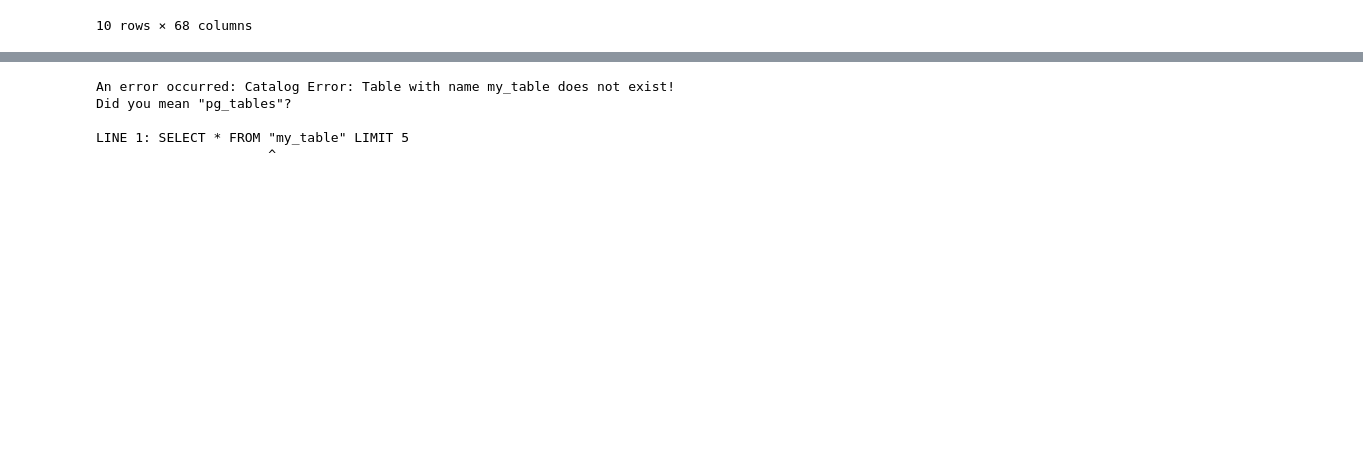
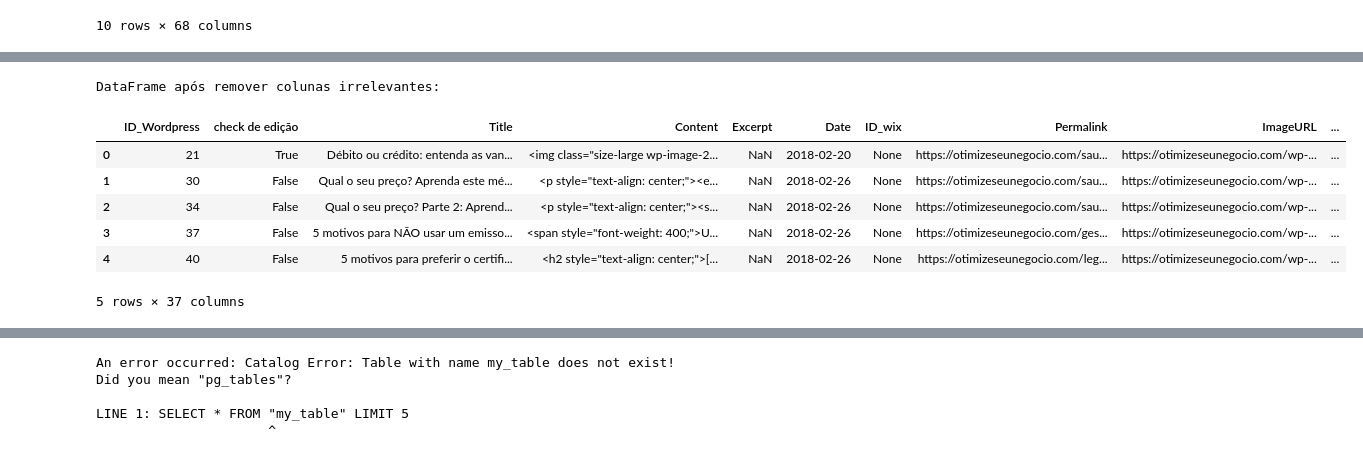
Before and after one commit to cayoc9/wordpress_to_wix-migrator, a Jupyter notebook: main.ipynb, the cells around one changed output, grey strips where cells are left out. Drawn from its saved outputs; the diff is of its cells as text; code cells hidden in the pictures; blank space fills up the shorter version.

```diff
--- a/main.ipynb
+++ b/main.ipynb
@@ -88,0 +115,14 @@ df_wix.head(10)
+# %%
+df2 = df1
+# %%
+# Identify columns with only empty values or a single unique value
+cols_to_drop_identified = []
+for col in df2.columns:
+    # Drop NaN values before checking for unique values
+    unique_values = df2[col].dropna().unique()
+    if len(unique_values) <= 1:
+        cols_to_drop_identified.append(col)
+
+print("Colunas com apenas campos vazios ou um único valor:")
+for col in cols_to_drop_identified:
+    print(f"- {col}")
@@ -88,0 +147,19 @@ df_wix.head(10)
+# %%
+colunas_para_remover = ['Format', 'Template', 'Parent', 'ParentSlug', 'CommentStatus', 'PingStatus', 'PostType', 'AttachmentURL', '_rdscriptcontenttop', '_rdscriptcontentbottom', '_rdscriptcontentinhead',
+                        '_rdscriptcontentinfooter', '_wp_page_template', 'site_sidebar_layout', 'site_content_layout', 'theme_transparent_header_meta', '_elementor_edit_mode', '_elementor_template_type', '_elementor_pro_version', '_wpas_done_all', '_pingme', '_encloseme', 'ast_site_content_layout', 'site_content_style', 'site_sidebar_style', '_elementor_controls_usage', 'amp_status', '_et_pb_use_builder', '_et_pb_old_content', '_jetpack_memberships_contains_paid_content', 'Order']
+
+# Filter out columns that do not exist in the DataFrame
+cols_to_drop_existing = [col for col in colunas_para_remover if col in df2.columns]
+
+df2 = df2.drop(columns=cols_to_drop_existing)
+print("DataFrame após remover colunas irrelevantes:")
+display(df2.head())
+# %% [output]
+DataFrame após remover colunas irrelevantes:
+|  | ID_Wordpress | check de edição | Title | Content | Excerpt | Date | ID_wix | Permalink | ImageURL | ... |
+| 0 | 21 | True | Débito ou crédito: entenda as van... | <img class="size-large wp-image-2... | NaN | 2018-02-20 | None | https://otimizeseunegocio.com/sau... | https://otimizeseunegocio.com/wp-... | ... |
+| 1 | 30 | False | Qual o seu preço? Aprenda este mé... | <p style="text-align: center;"><e... | NaN | 2018-02-26 | None | https://otimizeseunegocio.com/sau... | https://otimizeseunegocio.com/wp-... | ... |
+| 2 | 34 | False | Qual o seu preço? Parte 2: Aprend... | <p style="text-align: center;"><s... | NaN | 2018-02-26 | None | https://otimizeseunegocio.com/sau... | https://otimizeseunegocio.com/wp-... | ... |
+| 3 | 37 | False | 5 motivos para NÃO usar um emisso... | <span style="font-weight: 400;">U... | NaN | 2018-02-26 | None | https://otimizeseunegocio.com/ges... | https://otimizeseunegocio.com/wp-... | ... |
+| 4 | 40 | False | 5 motivos para preferir o certifi... | <h2 style="text-align: center;">[... | NaN | 2018-02-26 | None | https://otimizeseunegocio.com/leg... | https://otimizeseunegocio.com/wp-... | ... |
+5 rows × 37 columns
```
Also changed, not shown: parts of 16 cells of this notebook.
